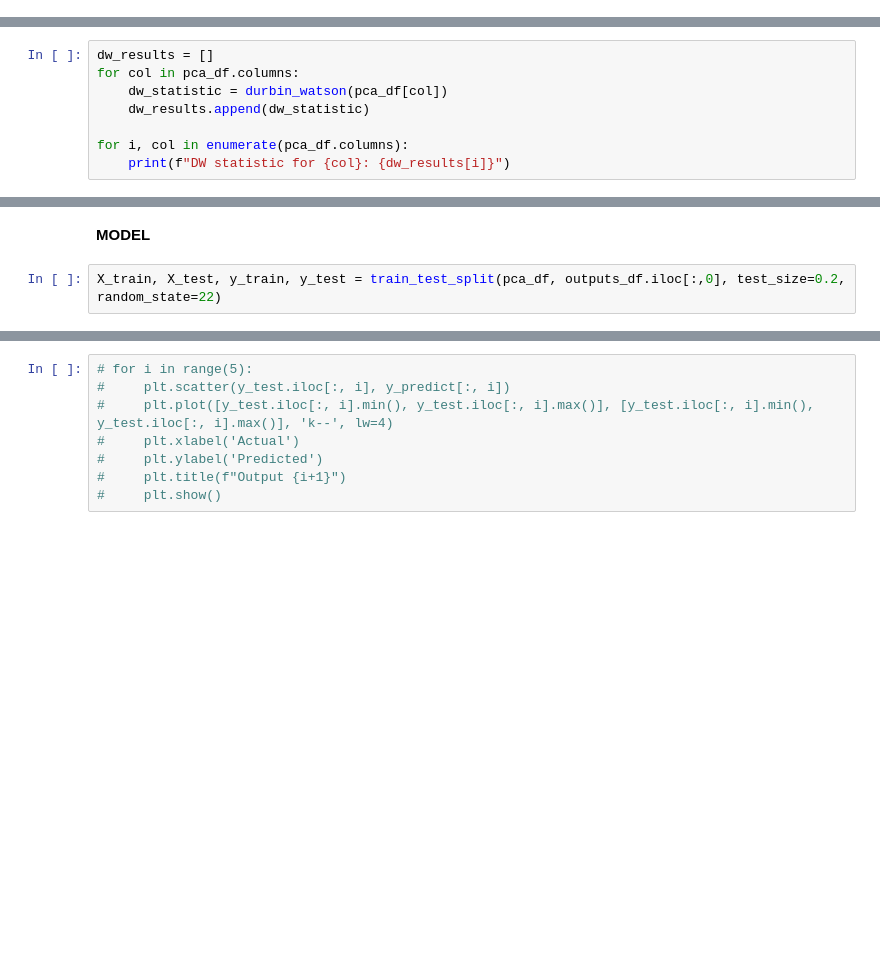
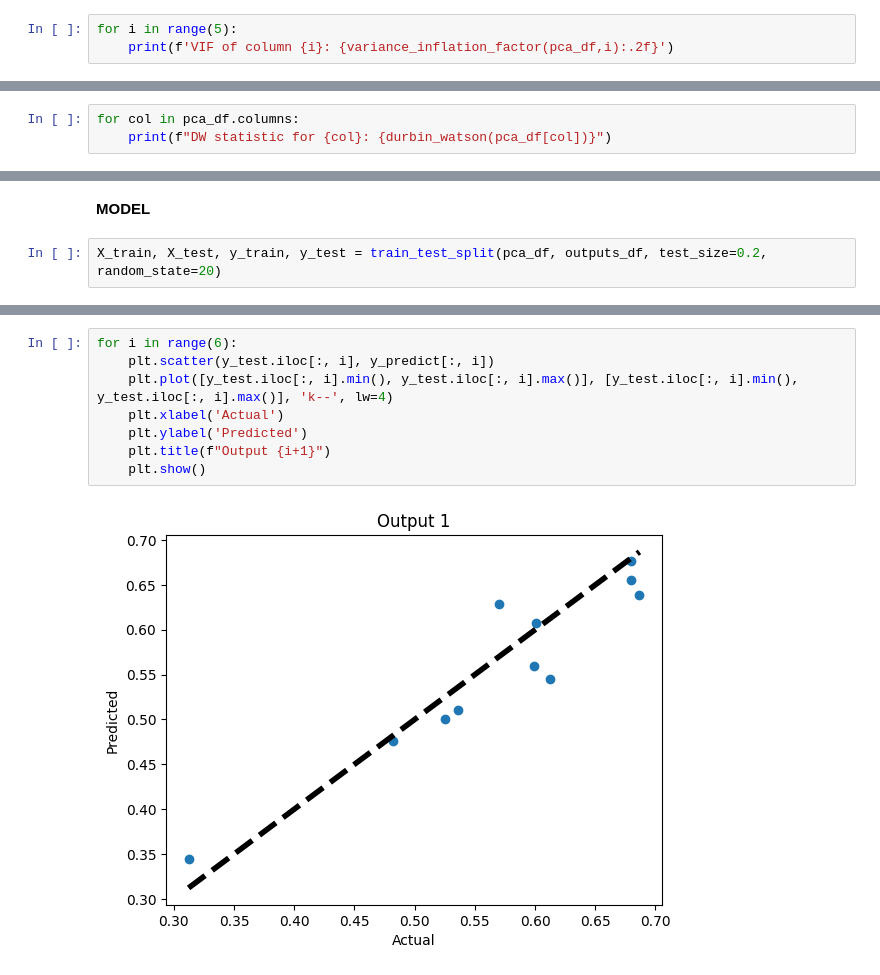
Before and after one commit to JaswanthKrishnaE/Stock-portfolio-analysis-using-multivariate-linear-regression, a Jupyter notebook: lin.ipynb, the cells around one changed output, grey strips where cells are left out. Cells and saved outputs as stored; diff of their text form; blank space fills up the shorter version.

```diff
--- a/lin.ipynb
+++ b/lin.ipynb
@@ -380,0 +271,3 @@ print(vif)
+# %%
+for i in range(5):
+    print(f'VIF of column {i}: {variance_inflation_factor(pca_df,i):.2f}')
@@ -394,11 +284,6 @@ print(vif)
 # %%
-dw_results = []
 for col in pca_df.columns:
-    dw_statistic = durbin_watson(pca_df[col])
-    dw_results.append(dw_statistic)
-
-for i, col in enumerate(pca_df.columns):
-    print(f"DW statistic for {col}: {dw_results[i]}")
+    print(f"DW statistic for {col}: {durbin_watson(pca_df[col])}")
 # %% [output]
 DW statistic for 0: 1.4031280589403141
 DW statistic for 1: 2.7949767149755513
@@ -408,7 +293,7 @@ DW statistic for 4: 1.5096928613601888
 # %% [markdown]
 **MODEL**
 # %%
-X_train, X_test, y_train, y_test = train_test_split(pca_df, outputs_df.iloc[:,0], test_size=0.2, random_state=22)
+X_train, X_test, y_train, y_test = train_test_split(pca_df, outputs_df, test_size=0.2, random_state=20)
 # %%
 model = LinearRegression()
 model.fit(X_train, y_train)
@@ -423,8 +308,10 @@ R^2 score: 0.8140088985591405
 # %%
-# for i in range(5):
-#     plt.scatter(y_test.iloc[:, i], y_predict[:, i])
-#     plt.plot([y_test.iloc[:, i].min(), y_test.iloc[:, i].max()], [y_test.iloc[:, i].min(), y_test.iloc[:, i].max()], 'k--', lw=4)
-#     plt.xlabel('Actual')
-#     plt.ylabel('Predicted')
-#     plt.title(f"Output {i+1}")
-#     plt.show()
+for i in range(6):
+    plt.scatter(y_test.iloc[:, i], y_predict[:, i])
+    plt.plot([y_test.iloc[:, i].min(), y_test.iloc[:, i].max()], [y_test.iloc[:, i].min(), y_test.iloc[:, i].max()], 'k--', lw=4)
+    plt.xlabel('Actual')
+    plt.ylabel('Predicted')
+    plt.title(f"Output {i+1}")
+    plt.show()
+# %% [output]
+[figure, added]
```
Also changed, not shown: parts of 22 cells of this notebook, 3 other files.
